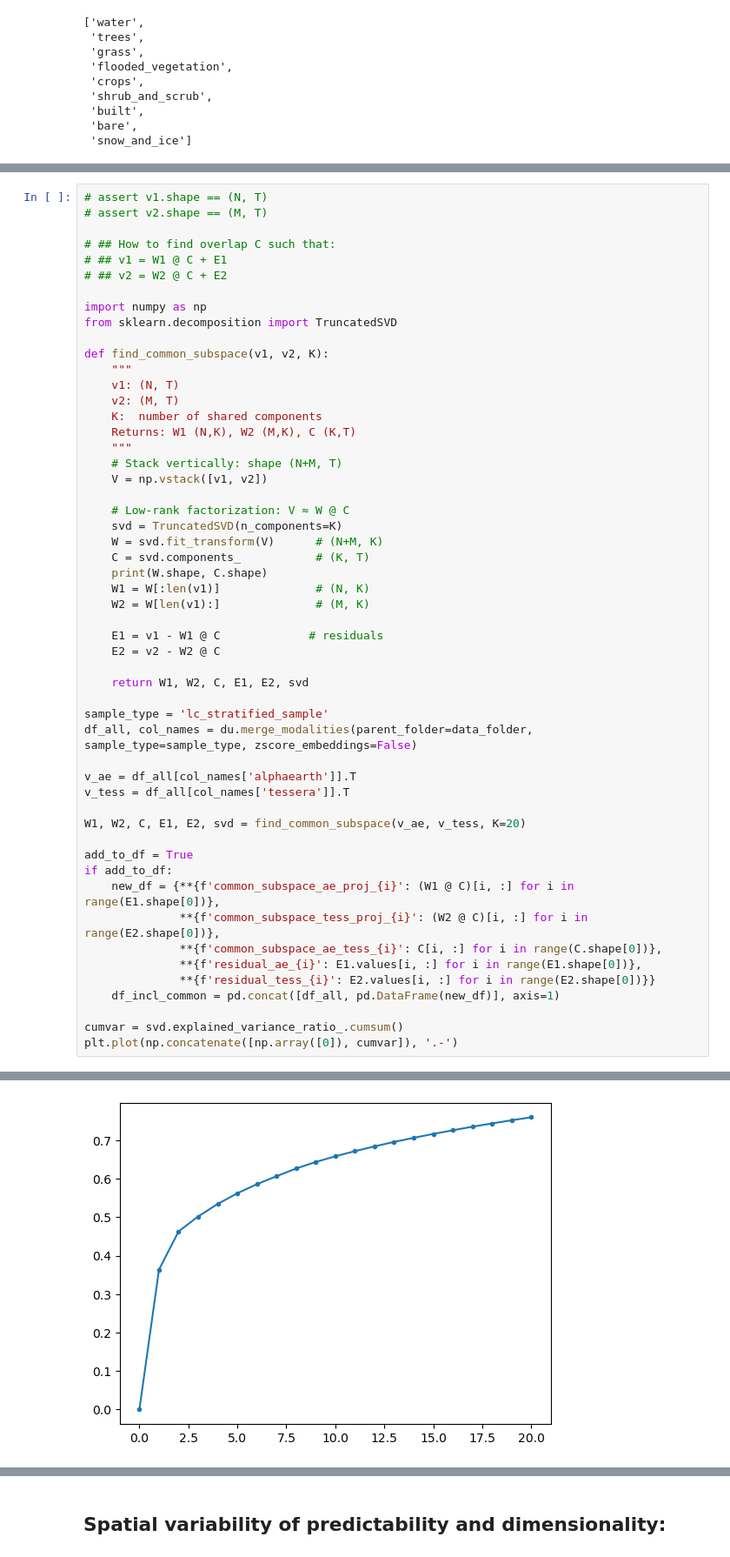
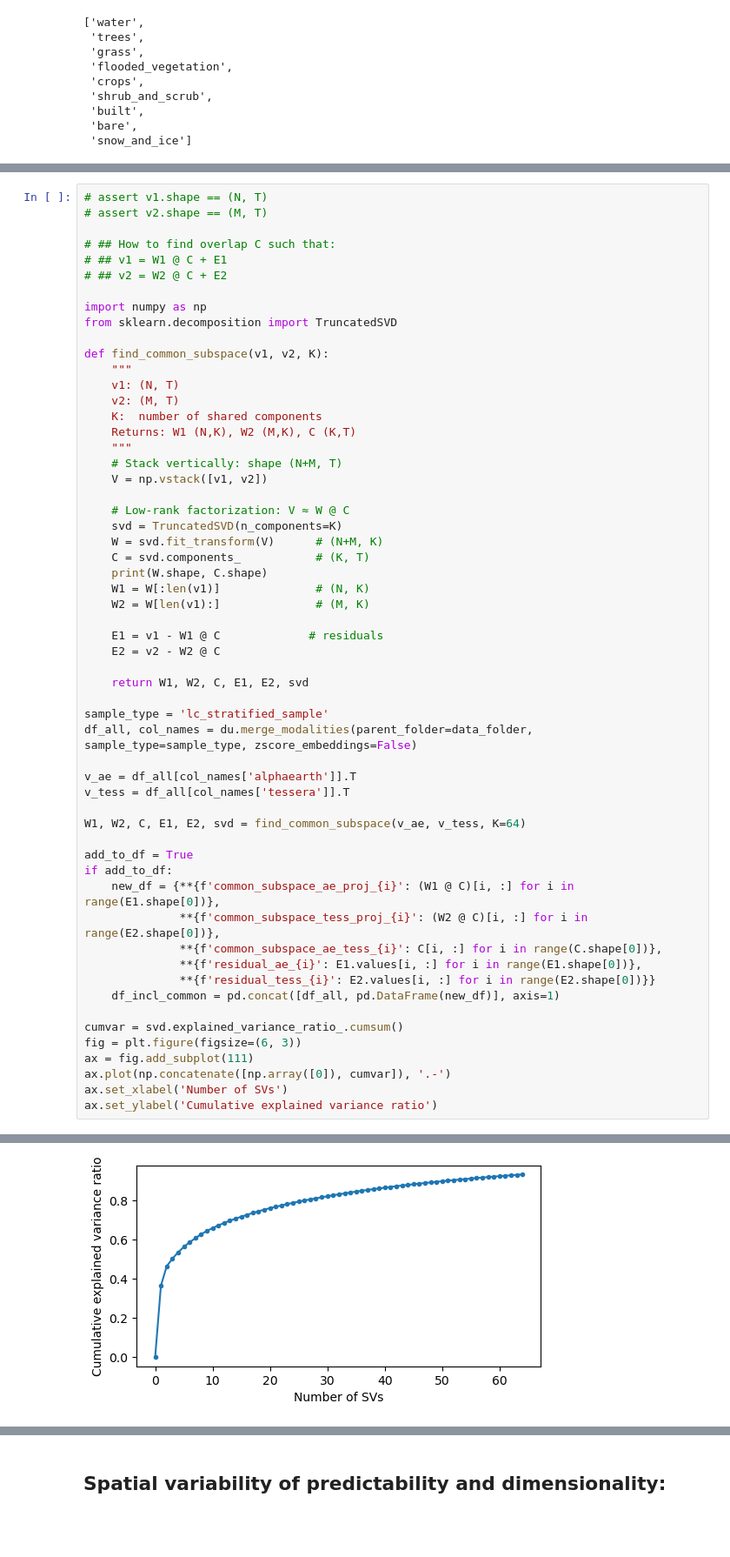
Before and after one commit to WUR-AI/interpret_earth_embeddings, a Jupyter notebook: notebooks/Explain embeddings.ipynb, the cells around one changed output, grey strips where cells are left out. Shown at 87% size. Cells and saved outputs as stored; diff of their text form; blank space fills up the shorter version.

```diff
--- a/notebooks/Explain embeddings.ipynb
+++ b/notebooks/Explain embeddings.ipynb
@@ -214,7 +350,7 @@ df_all, col_names = du.merge_modalities(parent_folder=data_folder, sample_type=s
 v_ae = df_all[col_names['alphaearth']].T
 v_tess = df_all[col_names['tessera']].T
 
-W1, W2, C, E1, E2, svd = find_common_subspace(v_ae, v_tess, K=20)
+W1, W2, C, E1, E2, svd = find_common_subspace(v_ae, v_tess, K=64)
 
 add_to_df = True
 if add_to_df:
@@ -226,7 +362,11 @@ if add_to_df:
     df_incl_common = pd.concat([df_all, pd.DataFrame(new_df)], axis=1)
 
 cumvar = svd.explained_variance_ratio_.cumsum()
-plt.plot(np.concatenate([np.array([0]), cumvar]), '.-')
+fig = plt.figure(figsize=(6, 3))
+ax = fig.add_subplot(111)
+ax.plot(np.concatenate([np.array([0]), cumvar]), '.-')
+ax.set_xlabel('Number of SVs')
+ax.set_ylabel('Cumulative explained variance ratio')
 # %% [output]
 Warning: tessera_centre.zip in /Users/tplas/data/dw_sampled_locations/data_spherical/ is not a recognised modality folder, skipping.
 Warning: human_footprint in /Users/tplas/data/dw_sampled_locations/data_spherical/ is not a recognised modality folder, skipping.
@@ -243,4 +384,4 @@ Sample lc_stratified_sample has 9693 data points out of 18393.
-[figure, old version]
+[figure, new version]
 # %%
 ## Get different combinations of GFMs as regressors, and only geospatial modalities as targets:
 
```
Also changed, not shown: parts of 12 cells of this notebook, 2 other files.
